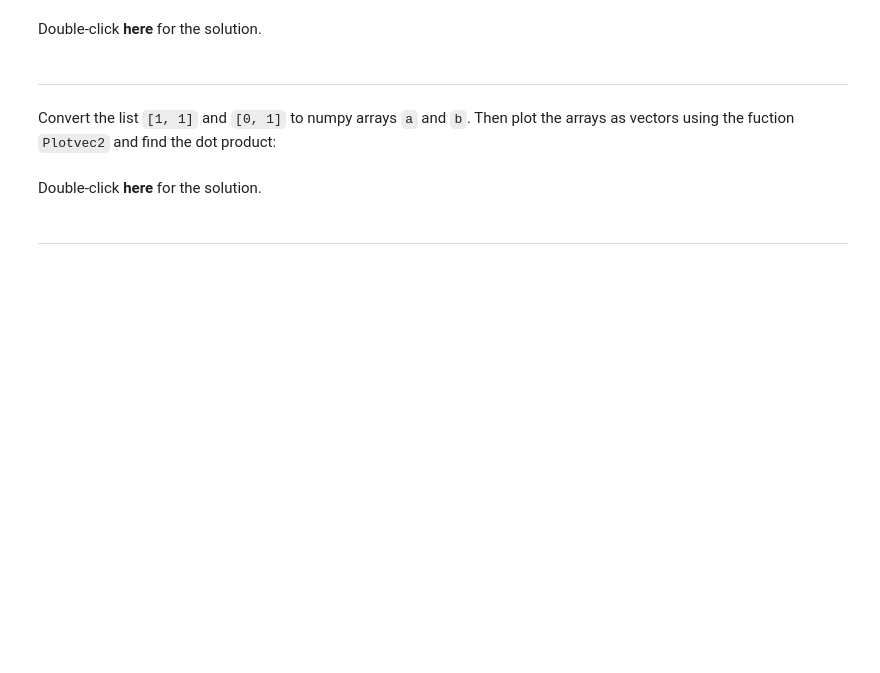
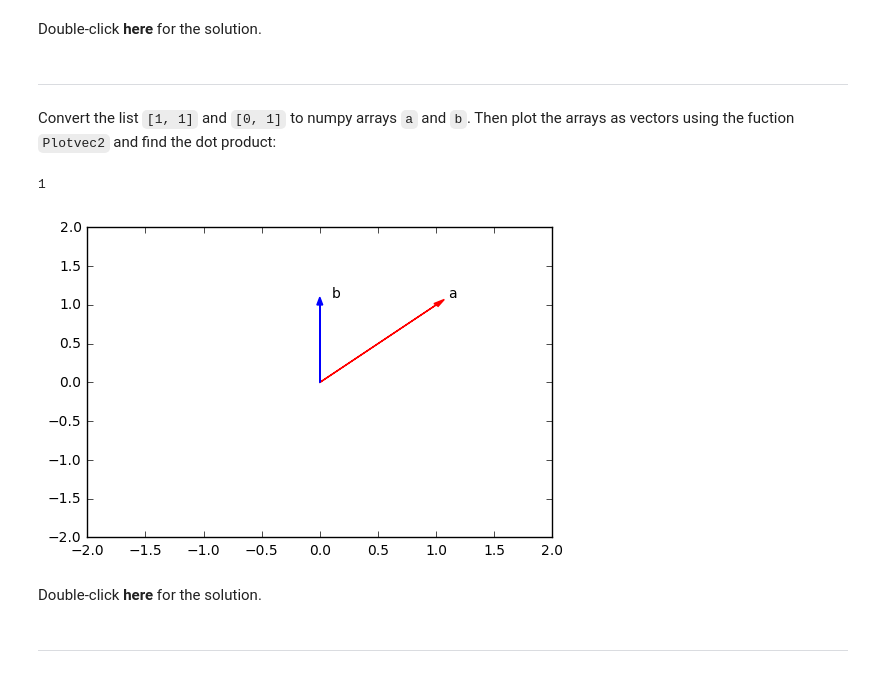
Before and after one commit to mahinakter/AI-Precourse, a Jupyter notebook: PY0101EN-5-1-Numpy1D.ipynb, the cells around one changed output. Saved outputs shown, nothing was run; the diff lists cells and outputs as text; code cells hidden in the pictures; blank space fills up the shorter version.

```diff
--- a/PY0101EN-5-1-Numpy1D.ipynb
+++ b/PY0101EN-5-1-Numpy1D.ipynb
@@ -543,6 +629,13 @@ print("The dot product is", np.dot(a, b))
 Convert the list <code>[1, 1]</code> and <code>[0, 1]</code> to numpy arrays <code>a</code> and <code>b</code>. Then plot the arrays as vectors using the fuction <code>Plotvec2</code> and find the dot product:
 # %%
 # Write your code below and press Shift+Enter to execute
+a = np.array([1,1])
+b = np.array([0,1])
+Plotvec2(a,b)
+np.dot(a,b)
+# %% [output]
+1
+[figure, added]
 # %% [markdown]
 Double-click __here__ for the solution.
 
```
Also changed, not shown: parts of 38 cells of this notebook.
